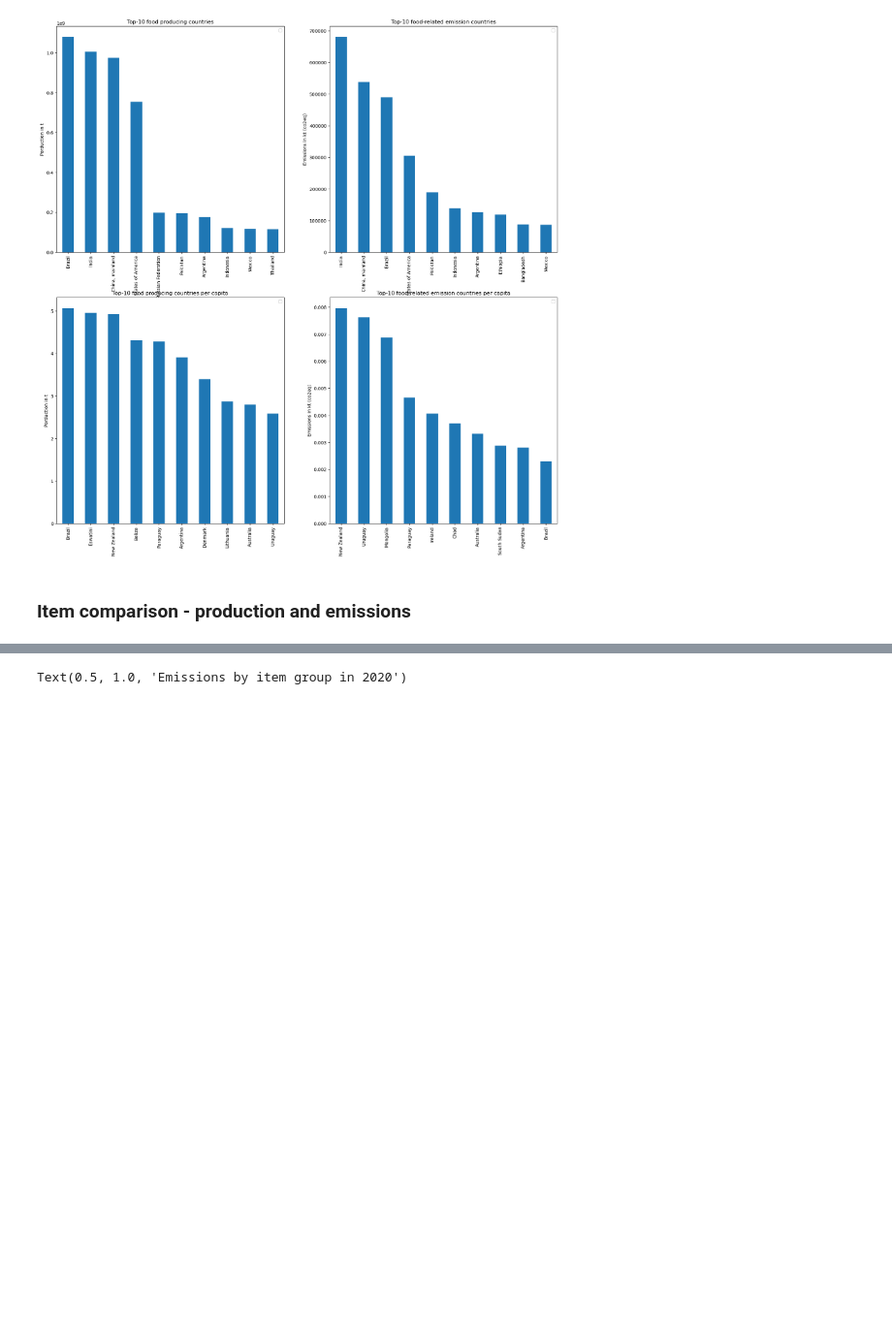
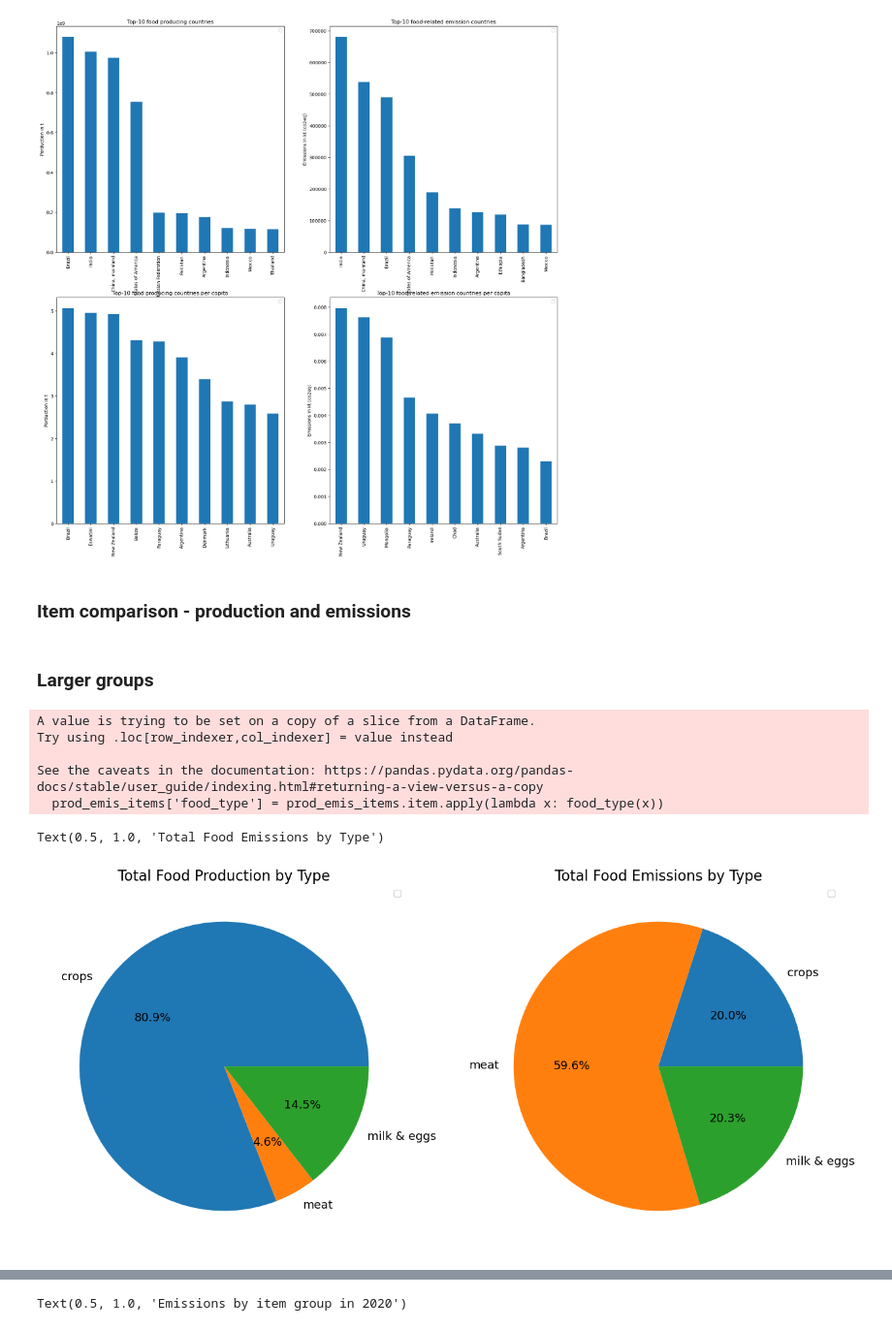
Before and after one commit to kostinam/neuefische-capstone, a Jupyter notebook: cl-eda.ipynb, the cells around one changed output, grey strips where cells are left out. Shown at 97% size. Drawn from its saved outputs; the diff is of its cells as text; code cells hidden in the pictures; blank space fills up the shorter version.

```diff
--- a/cl-eda.ipynb
+++ b/cl-eda.ipynb
@@ -329,3 +333,44 @@ Text(0, 0.5, 'Emissions in kt (co2eq)')
 [figure]
 # %% [markdown]
 ### Item comparison - production and emissions
+# %%
+prod_emis_items = df_prod_emis[(df_prod_emis.emissions_co2eq_combined_in_kt.notnull()) & (df_prod_emis.country == 'World')]
+# %% [markdown]
+### Larger groups
+# %%
+items = prod_emis_countries.item.unique().tolist()
+meat = list(filter(lambda x: 'Meat' in x, items))
+milk_eggs= list(filter(lambda x: 'Raw milk' in x or 'Hen eggs' in x, items))
+crops = list(set(items) - set(meat + milk_eggs))
+# %%
+def food_type(food_item):
+    if food_item in meat:
+        return 'meat'
+    elif food_item in milk_eggs:
+        return 'milk & eggs'
+    return 'crops'
+# %%
+prod_emis_items['food_type'] = prod_emis_items.item.apply(lambda x: food_type(x))
+# %% [output]
+A value is trying to be set on a copy of a slice from a DataFrame.
+Try using .loc[row_indexer,col_indexer] = value instead
+
+See the caveats in the documentation: https://pandas.pydata.org/pandas-docs/stable/user_guide/indexing.html#returning-a-view-versus-a-copy
+  prod_emis_items['food_type'] = prod_emis_items.item.apply(lambda x: food_type(x))
+# %%
+fig, axes = plt.subplots(1, 2, figsize=(16, 8))
+
+prod_emis_items_1 = prod_emis_items[prod_emis_items.year == 2020]
+
+prod_emis_items_1[['food_type', 'production_in_t']].groupby('food_type').agg('sum').plot.pie(y='production_in_t', ax=axes[0], fontsize=13, autopct='%1.1f%%')
+axes[0].set_ylabel('')
+axes[0].legend('')
+axes[0].set_title('Total Food Production by Type', fontsize=16)
+
+prod_emis_items_1[['food_type', 'emissions_co2eq_combined_in_kt']].groupby('food_type').agg('sum').plot.pie(y='emissions_co2eq_combined_in_kt', ax=axes[1], fontsize=13, autopct='%1.1f%%')
+axes[1].set_ylabel('')
+axes[1].legend('')
+axes[1].set_title('Total Food Emissions by Type', fontsize=16)
+# %% [output]
+Text(0.5, 1.0, 'Total Food Emissions by Type')
+[figure, added]
```
Also changed, not shown: parts of 25 cells of this notebook.
